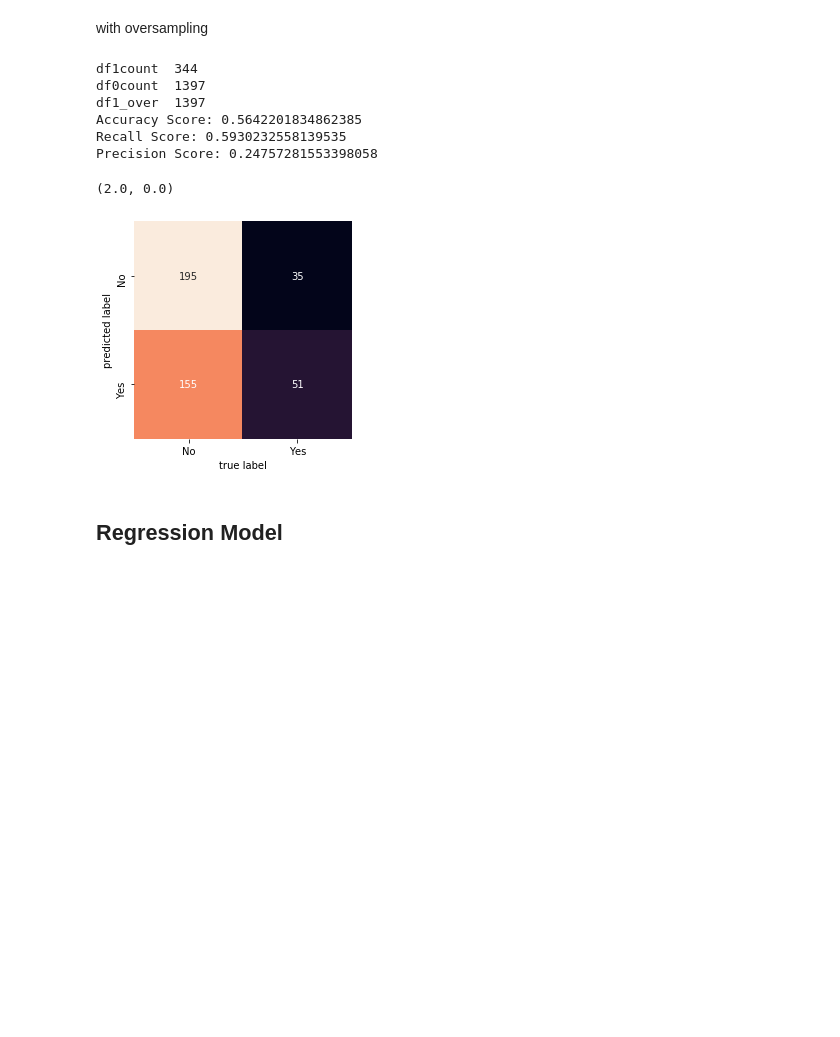
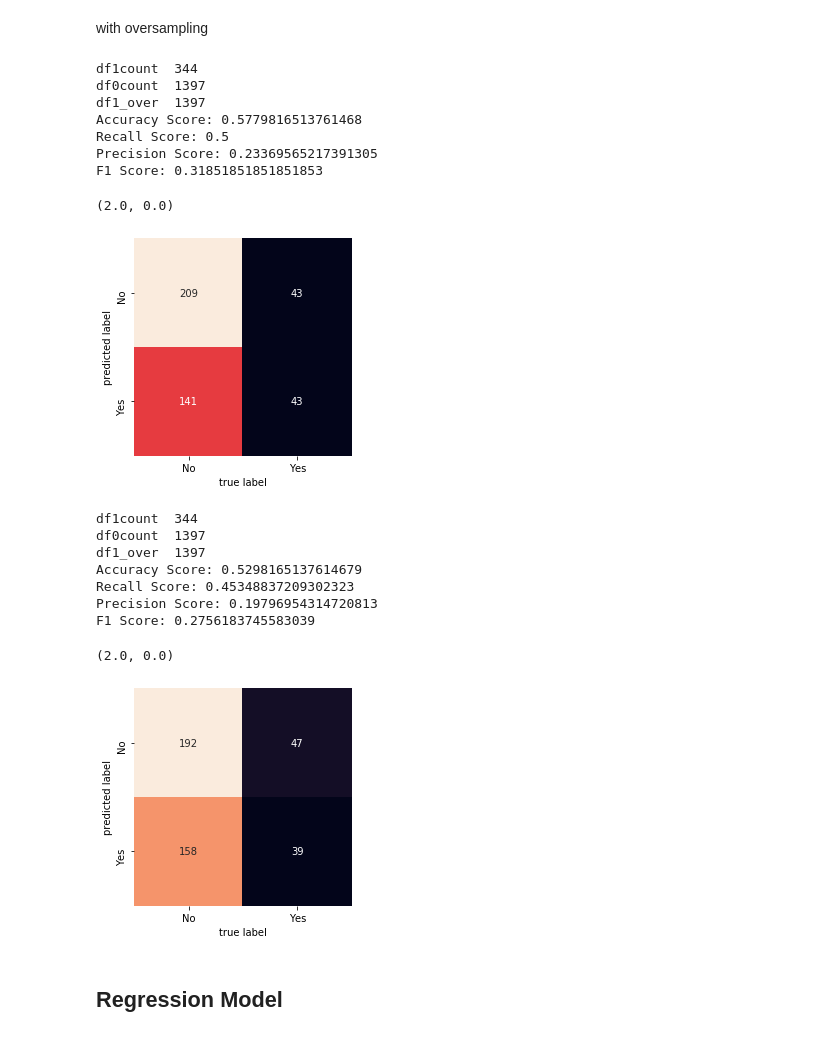
Before and after one commit to Mgallese97/Data-Science-in-Practice, a Jupyter notebook: Project/FinalCode.ipynb, the cells around one changed output. Cells and saved outputs as stored; diff of their text form; code cells hidden in the pictures; blank space fills up the shorter version.

```diff
--- a/Project/FinalCode.ipynb
+++ b/Project/FinalCode.ipynb
@@ -1127,6 +1151,7 @@ y_pred=predictions = logReg.predict(X_test)
 print("Accuracy Score:",accuracy_score(y_test,y_pred))
 print("Recall Score:",recall_score(y_test,y_pred,labels=[1,0]))
 print("Precision Score:",precision_score(y_test,y_pred,labels=[1,0]))
+print("F1 Score:",f1_score(y_test,y_pred,labels=[1,0]))
 
 mat = confusion_matrix(y_test, y_pred)
 s1=sns.heatmap(mat.T, square=True, annot=True, fmt='d', cbar=False,
@@ -1140,8 +1165,9 @@ s1.set_ylim(bottom + 0.5, top - 0.5)
 df1count  344
 df0count  1397
 df1_over  1397
-Accuracy Score: 0.5642201834862385
-Recall Score: 0.5930232558139535
-Precision Score: 0.24757281553398058
+Accuracy Score: 0.5779816513761468
+Recall Score: 0.5
+Precision Score: 0.23369565217391305
+F1 Score: 0.31851851851851853
 (2.0, 0.0)
-[figure, old version]
+[figure, new version]
@@ -1150,3 +1174,49 @@ Precision Score: 0.24757281553398058
+# %%
+# Add a cross validation for logistic regression
+X_train, X_test, y_train, y_test = train_test_split(dfallnondup, dfallnondup["top"], stratify=dfallnondup["top"],test_size=0.2)
+features=['danceability','energy','key','loudness','mode' ,'speechiness','acousticness','instrumentalness','liveness','valence','tempo','time_signature']
+# Divide by class
+df0 = X_train[X_train['top'] == 0]
+df1 = X_train[X_train['top'] == 1]
+df1count=df1.shape[0]
+df0count=df0.shape[0]
+print('df1count ',df1count)
+print('df0count ',df0count)
+df1_over = df1.sample(df0count, replace=True)
+print('df1_over ', df1_over.shape[0])
+X_trainb=pd.concat([df1_over, df0], ignore_index=True) #new training Xb balanced
+y_train=X_trainb['top']
+X_trainb=X_trainb[features]
+X_test=X_test[features]
+#retry logistic
+
+logReg = LogisticRegressionCV(Cs=np.logspace(-1, 6, 8), cv=5, scoring="f1",max_iter=10000)
+logReg.fit(X_trainb, y_train)
+y_pred=predictions = logReg.predict(X_test)
+
+print("Accuracy Score:",accuracy_score(y_test,y_pred))
+print("Recall Score:",recall_score(y_test,y_pred,labels=[1,0]))
+print("Precision Score:",precision_score(y_test,y_pred,labels=[1,0]))
+print("F1 Score:",f1_score(y_test,y_pred,labels=[1,0]))
+
+mat = confusion_matrix(y_test, y_pred)
+s1=sns.heatmap(mat.T, square=True, annot=True, fmt='d', cbar=False,
+          xticklabels=['No','Yes'],
+          yticklabels=['No','Yes'] )
+plt.xlabel('true label')
+plt.ylabel('predicted label')
+bottom, top = s1.get_ylim()
+s1.set_ylim(bottom + 0.5, top - 0.5)
+# %% [output]
+df1count  344
+df0count  1397
+df1_over  1397
+Accuracy Score: 0.5298165137614679
+Recall Score: 0.45348837209302323
+Precision Score: 0.19796954314720813
+F1 Score: 0.2756183745583039
+(2.0, 0.0)
+[figure, added]
 # %% [markdown]
 ## Regression Model
 # %%
```
Also changed, not shown: parts of 26 cells of this notebook.
